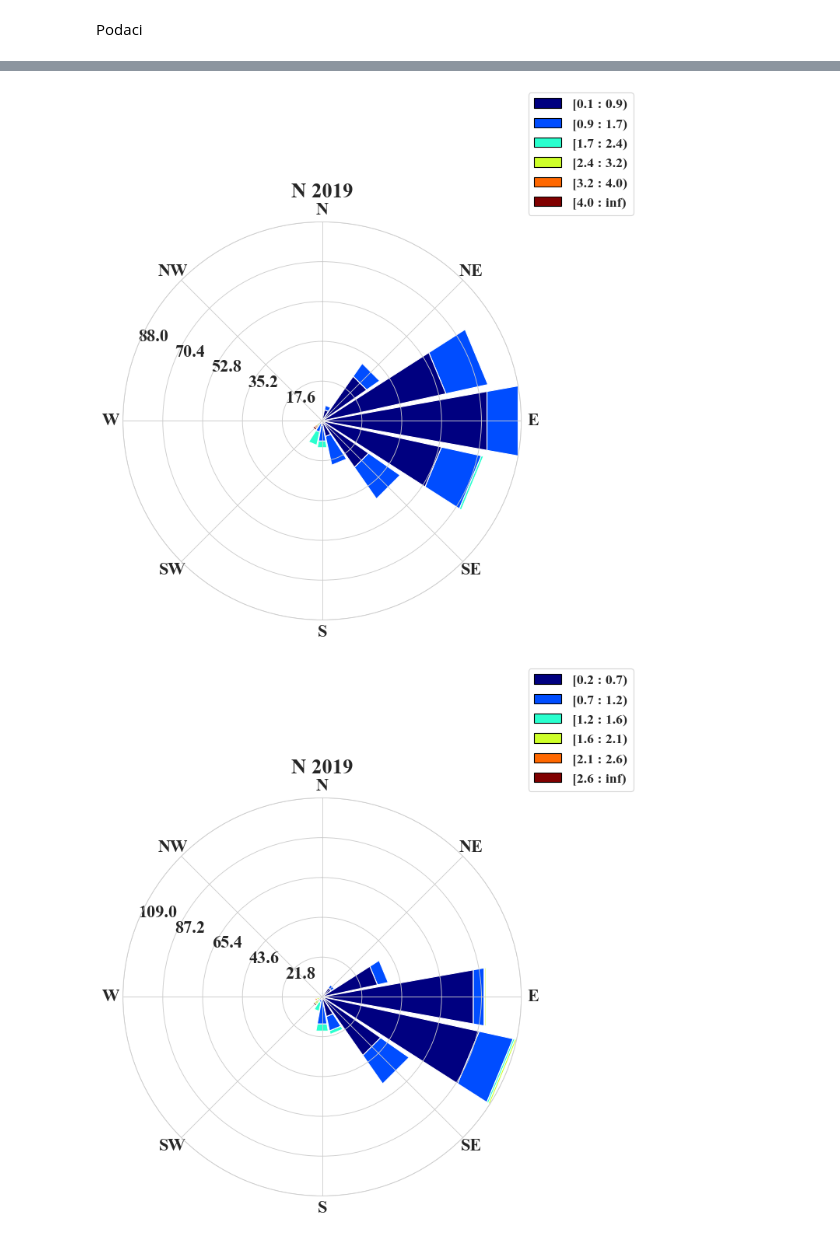
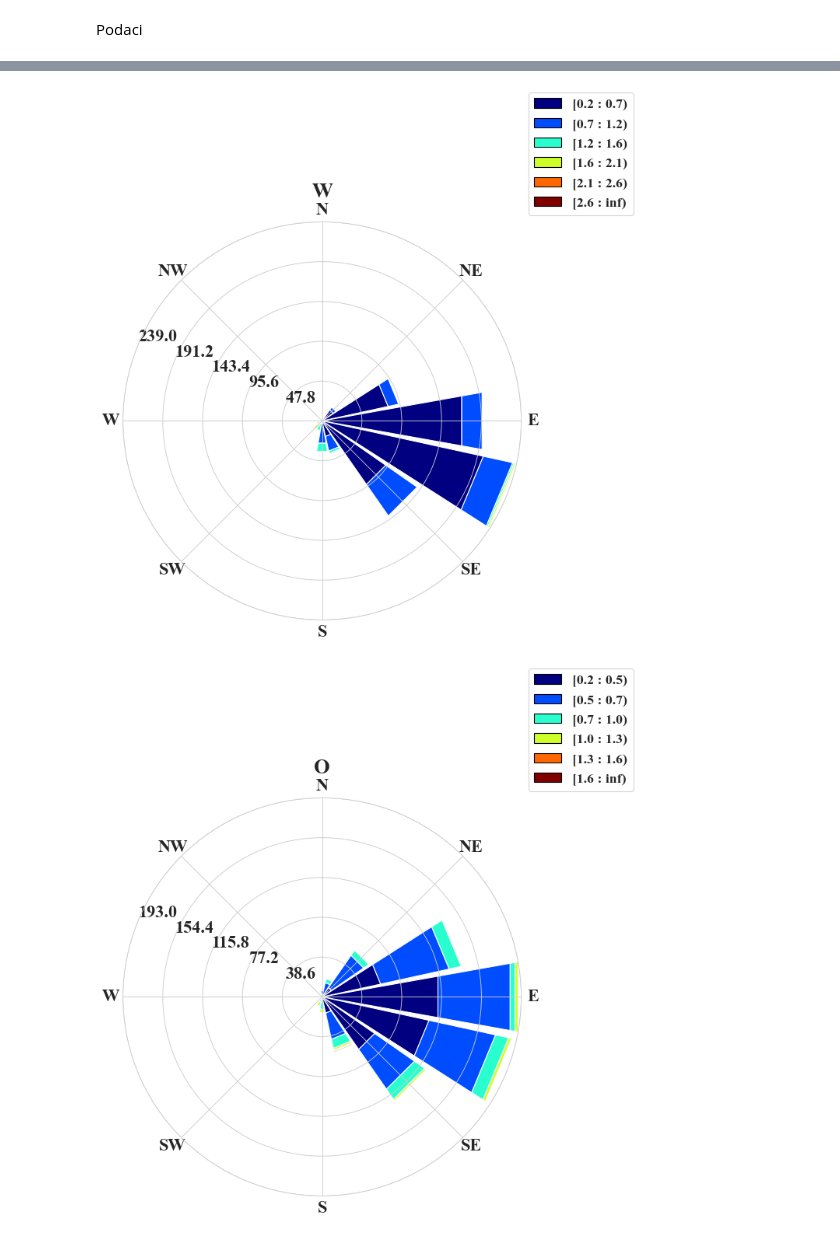
Before and after one commit to Tinek17/erasmus_praksa, a Jupyter notebook: Windrose/notebooks/Windrose.ipynb, the cells around one changed output, grey strips where cells are left out. Saved outputs shown, nothing was run; the diff lists cells and outputs as text; code cells hidden in the pictures.

```diff
--- a/Windrose/notebooks/Windrose.ipynb
+++ b/Windrose/notebooks/Windrose.ipynb
@@ -28,7 +28,7 @@ plt.rcParams["axes.titleweight"] = "bold"
 # %% [markdown]
 Podaci
 # %%
-df=pd.read_csv('..\Windrose Pollution Know - Center\\5sta(DNOWS)_3com(NO2,PM10K,O3)_year2010_TemporalDummies_Ox_holidays_meteo.csv', index_col=0)
+df=pd.read_csv(r'..\data\5sta(DNOWS)_3com(NO2,PM10K,O3)_year2010_TemporalDummies_Ox_holidays_meteo.csv', index_col=0)
 df.index = pd.to_datetime(df.index)
 
 df_1 = df.dropna(axis = 0, how ='any')
@@ -67,13 +81,17 @@ plt.rc('font', family='Times New Roman', weight='bold', size=20)
 S = ['Sud_Winddirection', 'Sud_Windspeed']
 df_windrose = df_1[S]
 df_windrose = df[S].loc['2019']
+# %%
+W = ['West_Winddirection', 'West_Windspeed']
+df_windrose = df_1[W]
+df_windrose = df[W]['2018-01-01':'2020-03-15']
 # %%
 ax = WindroseAxes.from_ax()
-ax.bar(df_windrose.Sud_Winddirection, df_windrose.Sud_Windspeed,opening=.9,edgecolor='white')
-ax.set_title('N 2019')
+ax.bar(df_windrose.West_Winddirection, df_windrose.West_Windspeed,opening=.9,edgecolor='white')
+ax.set_title('W')
 ax.legend(bbox_to_anchor=(1.0, 1.0),fontsize=16)
 ax.set_xticklabels(['N', 'NW',  'W', 'SW', 'S', 'SE','E', 'NE'])
 ax.set_theta_zero_location('N')
 plt.rc('font', family='Times New Roman', weight='bold', size=20)
 # %% [output]
-[figure, old version]
+[figure, new version]
@@ -88,10 +98,14 @@ df_windrose = df[W].loc['2019']
 # %%
+
+O = ['Ost_Winddirection', 'Ost_Windspeed']
+df_windrose = df_1[O]
+df_windrose = df[O].loc['2018-01-01':'2020-03-15']
 ax = WindroseAxes.from_ax()
-ax.bar(df_windrose.West_Winddirection, df_windrose.West_Windspeed,opening=.9,edgecolor='white')
-ax.set_title('N 2019')
+ax.bar(df_windrose.Ost_Winddirection, df_windrose.Ost_Windspeed,opening=.9,edgecolor='white')
+ax.set_title('O')
 ax.legend(bbox_to_anchor=(1.0, 1.0),fontsize=16)
 ax.set_xticklabels(['N', 'NW',  'W', 'SW', 'S', 'SE','E', 'NE'])
 ax.set_theta_zero_location('N')
 plt.rc('font', family='Times New Roman', weight='bold', size=20)
 # %% [output]
-[figure, old version]
+[figure, new version]
```
Also changed, not shown: parts of 9 cells of this notebook, 11 other files.
